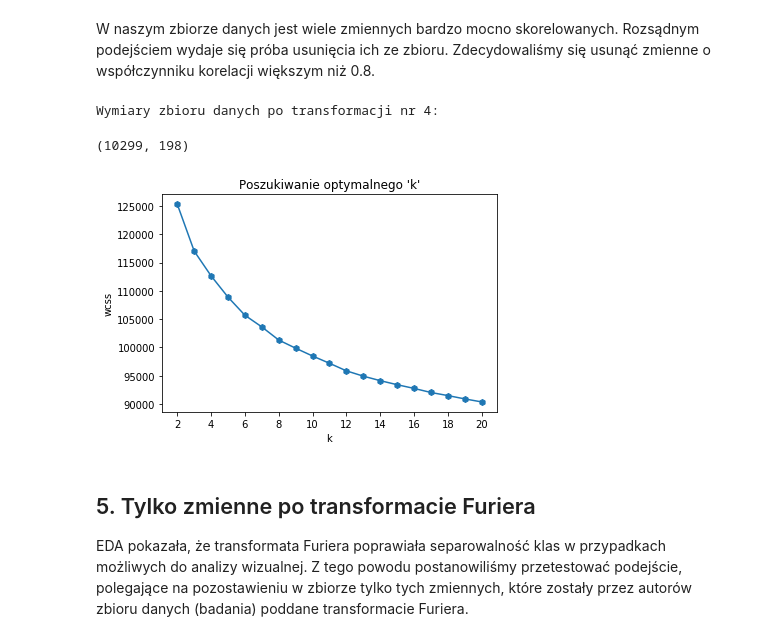
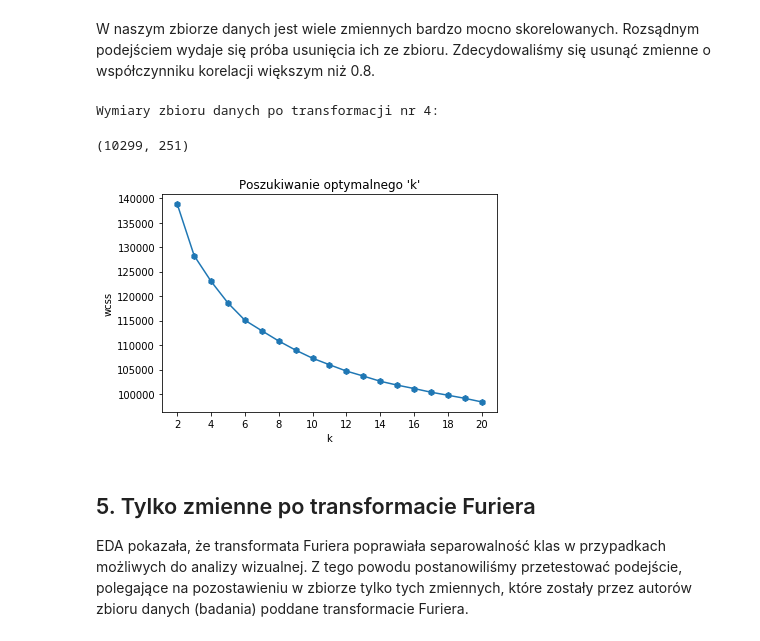
Before and after one commit to okcze/WUM-project-1, a Jupyter notebook: Projekt2/Feature_engineering_piotr.ipynb, the cells around one changed output. Cells and saved outputs as stored; diff of their text form; code cells hidden in the pictures.

```diff
--- a/Projekt2/Feature_engineering_piotr.ipynb
+++ b/Projekt2/Feature_engineering_piotr.ipynb
@@ -266,18 +277,18 @@ def remove_corr(dataset, threshold):
                     del dataset[colname]
     return(dataset)
 # %%
-df4 = data.copy()
-df4 = remove_corr(df4, 0.9)
+df_corr= data.copy()
+df_corr = remove_corr(df_corr, 0.9)
 # %%
 print("Wymiary zbioru danych po transformacji nr 4:")
-df4.shape
+df_corr.shape
 # %% [output]
 Wymiary zbioru danych po transformacji nr 4:
-(10299, 198)
+(10299, 251)
 # %%
-find_best_k(df4, range(2, 21))
+find_best_k(df_corr, range(2, 21))
 # %% [output]
-[figure, old version]
+[figure, new version]
 # %% [markdown]
 ## 5. Tylko zmienne po transformacie Furiera
 EDA pokazała, że transformata Furiera poprawiała separowalność klas w przypadkach możliwych do analizy wizualnej. Z tego powodu postanowiliśmy przetestować podejście, polegające na pozostawieniu w zbiorze tylko tych zmiennych, które zostały przez autorów zbioru danych (badania) poddane transformacie Furiera.
```
Also changed, not shown: parts of 51 cells of this notebook.
